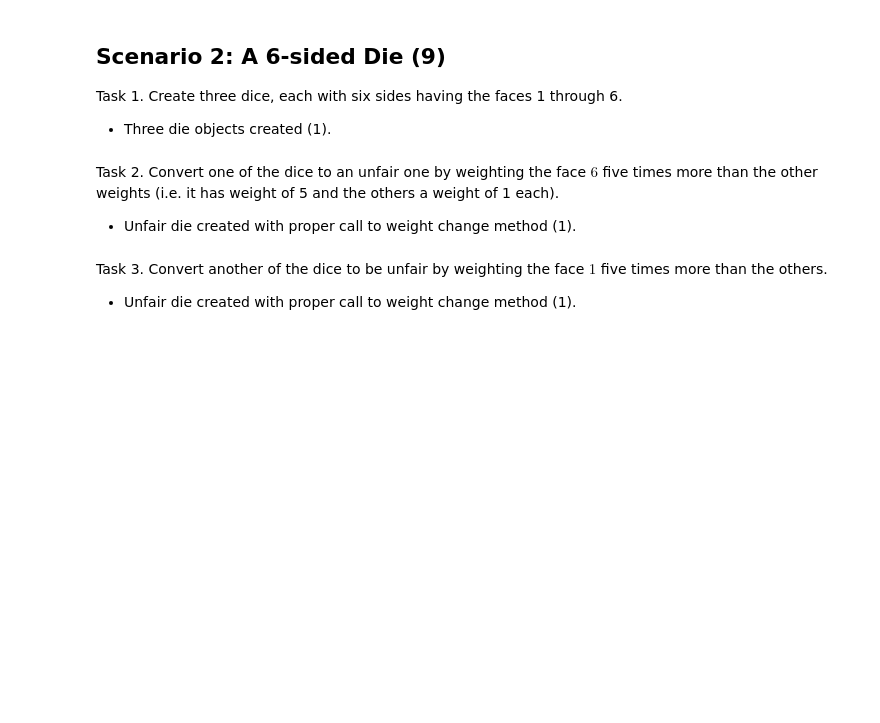
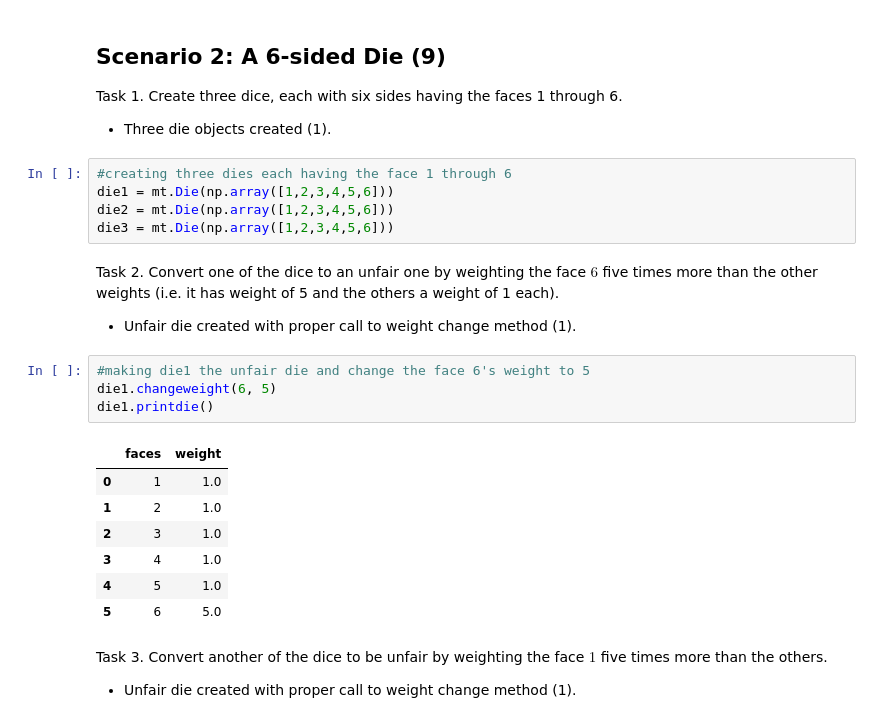
Before and after one commit to alexyang790/ds5100-finalproject-zy7ts, a Jupyter notebook: DS51200_FinalProjectTemplate.ipynb, the cells around one changed output. Cells and saved outputs as stored; diff of their text form; blank space fills up the shorter version.

```diff
--- a/DS51200_FinalProjectTemplate.ipynb
+++ b/DS51200_FinalProjectTemplate.ipynb
@@ -453,10 +490,27 @@ Task 6. Show your results, comparing the two relative frequencies, in a simple b
 Task 1. Create three dice, each with six sides having the faces 1 through 6.
 
 - Three die objects created (1).
+# %%
+#creating three dies each having the face 1 through 6
+die1 = mt.Die(np.array([1,2,3,4,5,6]))
+die2 = mt.Die(np.array([1,2,3,4,5,6]))
+die3 = mt.Die(np.array([1,2,3,4,5,6]))
 # %% [markdown]
 Task 2. Convert one of the dice to an unfair one by weighting the face $6$ five times more than the other weights (i.e. it has weight of 5 and the others a weight of 1 each).
 
 - Unfair die created with proper call to weight change method (1).
+# %%
+#making die1 the unfair die and change the face 6's weight to 5
+die1.changeweight(6, 5)
+die1.printdie()
+# %% [output]
+|  | faces | weight |
+| 0 | 1 | 1.0 |
+| 1 | 2 | 1.0 |
+| 2 | 3 | 1.0 |
+| 3 | 4 | 1.0 |
+| 4 | 5 | 1.0 |
+| 5 | 6 | 5.0 |
 # %% [markdown]
 Task 3. Convert another of the dice to be unfair by weighting the face $1$ five times more than the others.
 
```
Also changed, not shown: parts of 8 cells of this notebook.
